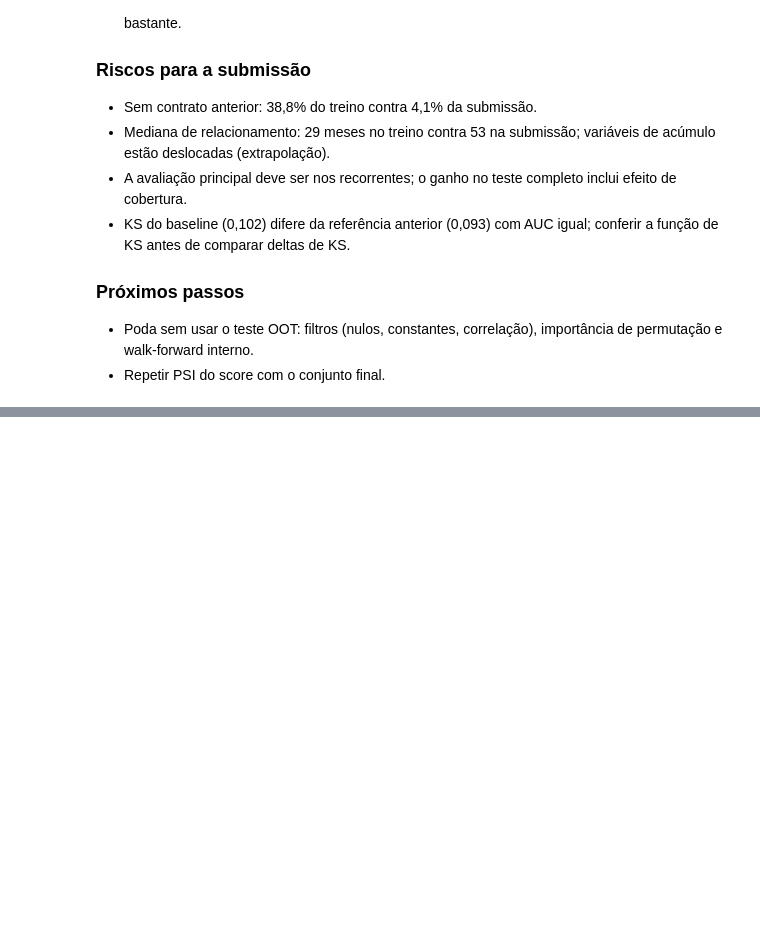
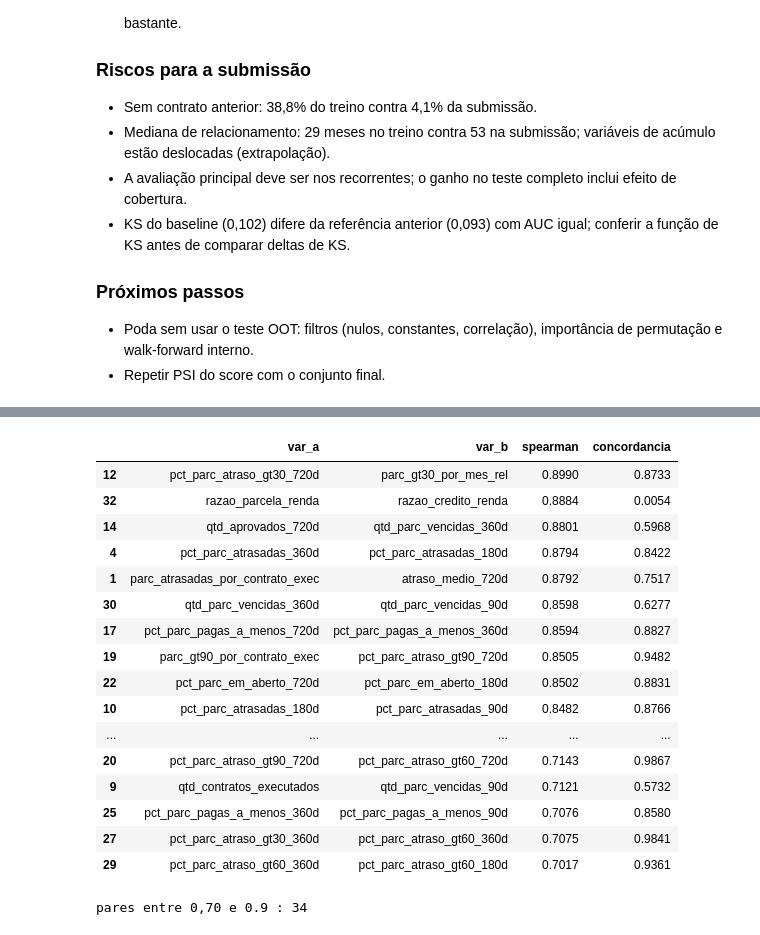
Before and after one commit to Gabverz/DS-Accelerator, a Jupyter notebook: notebooks/03_features_modelagem.ipynb, the cells around one changed output, grey strips where cells are left out. Saved outputs shown, nothing was run; the diff lists cells and outputs as text; code cells hidden in the pictures; blank space fills up the shorter version.

```diff
--- a/notebooks/03_features_modelagem.ipynb
+++ b/notebooks/03_features_modelagem.ipynb
@@ -1457,0 +1823,42 @@ display(pd.DataFrame(linhas).set_index("conjunto").round(4))
+# %%
+# ============================================================
+# Poda | Diagnóstico de redundância residual entre as 34 mantidas
+# Pares com Spearman entre 0,70 e LIM_CORR e concordância valor a valor
+# ============================================================
+df_m = base_treino.loc[tr_com.index, mantidas_final]
+corr_m = df_m.corr(method="spearman").abs()
+vals = df_m.fillna(-999.0).to_numpy()
+col_idx = {c: i for i, c in enumerate(mantidas_final)}
+
+i_sup, j_sup = np.triu_indices(len(mantidas_final), k=1)
+r_par = corr_m.to_numpy()[i_sup, j_sup]
+sel = (r_par >= 0.70) & (r_par <= LIM_CORR)
+
+pares = pd.DataFrame({
+    "var_a": np.array(mantidas_final)[i_sup[sel]],
+    "var_b": np.array(mantidas_final)[j_sup[sel]],
+    "spearman": r_par[sel],
+})
+pares["concordancia"] = [float(np.mean(vals[:, col_idx[a]] == vals[:, col_idx[b]]))
+                         for a, b in zip(pares["var_a"], pares["var_b"])]
+display(pares.sort_values("spearman", ascending=False).round(4).head(40))
+print("pares entre 0,70 e", LIM_CORR, ":", len(pares))
+# %% [output]
+|  | var_a | var_b | spearman | concordancia |
+| 12 | pct_parc_atraso_gt30_720d | parc_gt30_por_mes_rel | 0.8990 | 0.8733 |
+| 32 | razao_parcela_renda | razao_credito_renda | 0.8884 | 0.0054 |
+| 14 | qtd_aprovados_720d | qtd_parc_vencidas_360d | 0.8801 | 0.5968 |
+| 4 | pct_parc_atrasadas_360d | pct_parc_atrasadas_180d | 0.8794 | 0.8422 |
+| 1 | parc_atrasadas_por_contrato_exec | atraso_medio_720d | 0.8792 | 0.7517 |
+| 30 | qtd_parc_vencidas_360d | qtd_parc_vencidas_90d | 0.8598 | 0.6277 |
+| 17 | pct_parc_pagas_a_menos_720d | pct_parc_pagas_a_menos_360d | 0.8594 | 0.8827 |
+| 19 | parc_gt90_por_contrato_exec | pct_parc_atraso_gt90_720d | 0.8505 | 0.9482 |
+| 22 | pct_parc_em_aberto_720d | pct_parc_em_aberto_180d | 0.8502 | 0.8831 |
+| 10 | pct_parc_atrasadas_180d | pct_parc_atrasadas_90d | 0.8482 | 0.8766 |
+| ... | ... | ... | ... | ... |
+| 20 | pct_parc_atraso_gt90_720d | pct_parc_atraso_gt60_720d | 0.7143 | 0.9867 |
+| 9 | qtd_contratos_executados | qtd_parc_vencidas_90d | 0.7121 | 0.5732 |
+| 25 | pct_parc_pagas_a_menos_360d | pct_parc_pagas_a_menos_90d | 0.7076 | 0.8580 |
+| 27 | pct_parc_atraso_gt30_360d | pct_parc_atraso_gt60_360d | 0.7075 | 0.9841 |
+| 29 | pct_parc_atraso_gt60_360d | pct_parc_atraso_gt60_180d | 0.7017 | 0.9361 |
+pares entre 0,70 e 0.9 : 34
```
Also changed, not shown: parts of 12 cells of this notebook.
